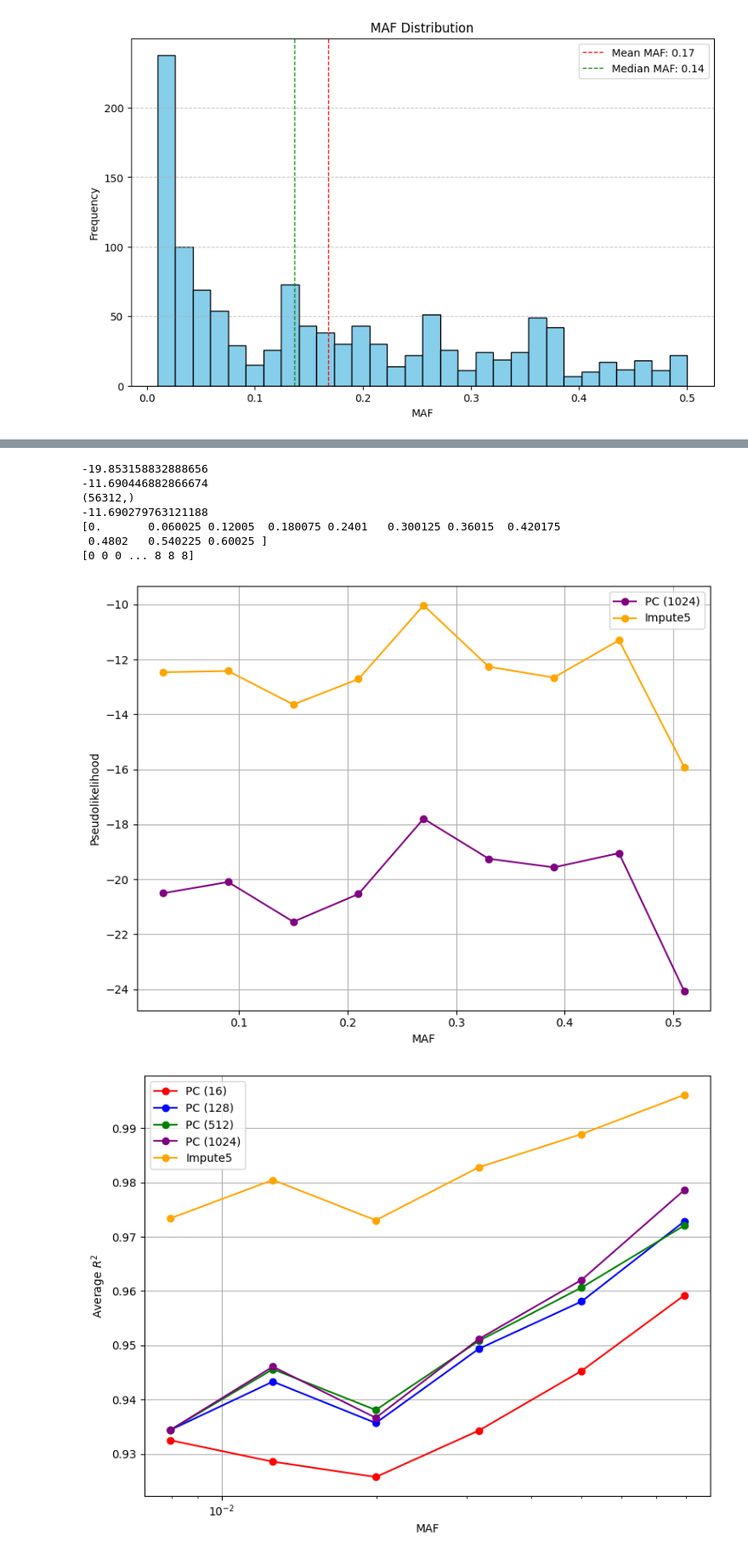
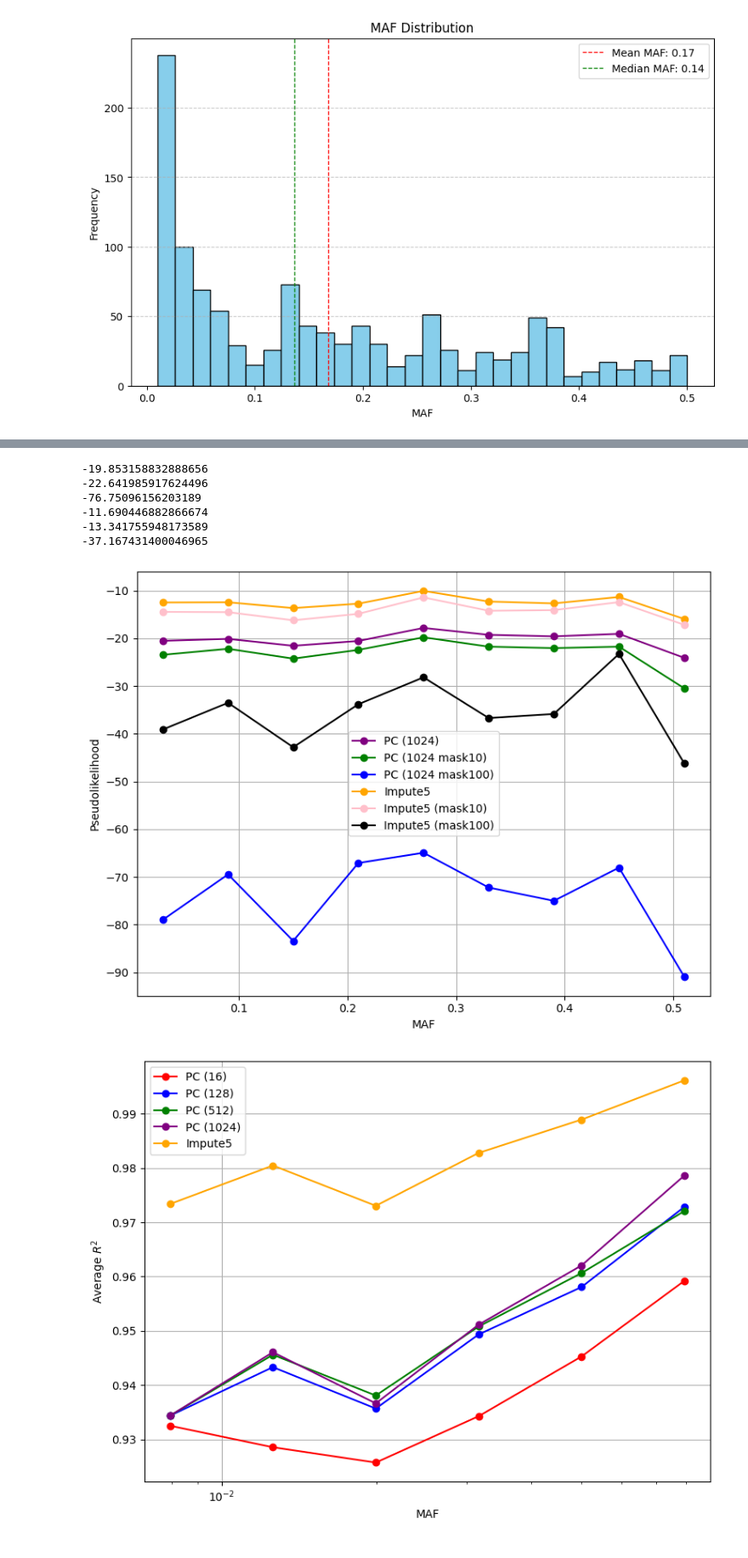
Before and after one commit to prateekanand2/genetic_pc, a Jupyter notebook: train.ipynb, the cells around one changed output, grey strips where cells are left out. Shown at 85% size. Saved outputs shown, nothing was run; the diff lists cells and outputs as text; code cells hidden in the pictures.

```diff
--- a/train.ipynb
+++ b/train.ipynb
@@ -485,7 +485,7 @@ with open('results/chr6-1167.maf.txt', 'r') as file:
 
 sorted_indices = np.argsort(maf_values)
 sorted_maf = maf_values[sorted_indices]
-sorted_accuracies = [r2s_16[sorted_indices], r2s_128[sorted_indices], r2s_512[sorted_indices], r2s_1024[sorted_indices], r2s_impute5[sorted_indices]]
+sorted_accuracies = [r2s_1024_mask1[sorted_indices], r2s_1024_mask10[sorted_indices], r2s_1024_mask100[sorted_indices], r2s_impute5_mask1[sorted_indices], r2s_impute5_mask10[sorted_indices], r2s_impute5_mask100[sorted_indices]]
 
 num_bins = 5
 bins = np.linspace(0, max(maf_values)+0.1, num_bins + 1)
@@ -500,8 +500,8 @@ for acc in sorted_accuracies:
     average_accuracies.append(averages)
 
 bin_centers = 0.5 * (bins[:-1] + bins[1:])
-labels = ['PC (16)', 'PC (128)', 'PC (512)', 'PC (1024)', 'Impute5']
-colors = ['r', 'b', 'g', 'purple', 'orange']
+labels = ['PC (1024)', 'PC (1024 mask10)', 'PC (1024 mask100)', 'Impute5', 'Impute5 (mask10)', 'Impute5 (mask100)']
+colors = ['purple', 'g', 'b', 'orange', 'pink', 'black']
 
 plt.figure(figsize=(8, 6))
 for avg_acc, label, color in zip(average_accuracies, labels, colors):
@@ -523,55 +592,44 @@ import math
 with open('results/chr6-1167.maf.txt', 'r') as file:
     maf_values = np.array([float(line.strip()) for line in file])
 
-print(np.mean(pl))
-print(np.mean(pl_impute5))
-
-pl_impute5_filtered = pd.read_csv('results/pseudolikelihoods_filtered_impute5.csv', header=None)
-pl_impute5_filtered = pl_impute5_filtered.replace(1.0, math.log(0.00009999))
-# pl_impute5_filtered = pl_impute5_filtered[~pl_impute5_filtered.eq(1.0).any(axis=1)]
-pl_sum = pl_impute5_filtered.sum(axis=1)
-print(pl_sum.shape)
-print(np.mean(pl_sum))
-
 sorted_indices = np.argsort(maf_values)
 sorted_maf = maf_values[sorted_indices]
-sorted_logprobs = [pl[sorted_indices], pl_impute5[sorted_indices]]
+sorted_logprobs = [pl[sorted_indices], pl_mask10[sorted_indices], pl_mask100[sorted_indices], pl_impute5[sorted_indices], pl_impute5_mask10[sorted_indices], pl_impute5_mask100[sorted_indices]]
 
 num_bins = 10
 bins = np.linspace(0, max(maf_values)+0.1, num_bins + 1)
-print(bins)
+# print(bins)
 bin_indices = np.digitize(sorted_maf, bins) - 1
-print(bin_indices)
+# print(bin_indices)
 
 # Calculate average accuracies for each method
 average_logprobs = []
 for acc in sorted_logprobs:
     averages = np.array([acc[bin_indices == i].mean() if np.any(bin_indices == i) else np.nan for i in range(num_bins)])
     average_logprobs.append(averages)
 
 bin_centers = 0.5 * (bins[:-1] + bins[1:])
-labels = ['PC (1024)', 'Impute5']
-colors = ['purple', 'orange']
+labels = ['PC (1024)', 'PC (1024 mask10)', 'PC (1024 mask100)', 'Impute5', 'Impute5 (mask10)', 'Impute5 (mask100)']
+colors = ['purple', 'g', 'b', 'orange', 'pink', 'black']
 
 plt.figure(figsize=(8, 6))
 for avg_prob, label, color in zip(average_logprobs, labels, colors):
     plt.plot(bin_centers, avg_prob, marker='o', linestyle='-', color=color, label=label)
 
 plt.xlabel('MAF')
 plt.ylabel('Pseudolikelihood')
 plt.grid(True)
 plt.legend()
 plt.tight_layout()
 plt.show()
 # %% [output]
 -19.853158832888656
+-22.641985917624496
+-76.75096156203189
 -11.690446882866674
-(56312,)
--11.690279763121188
-[0.       0.060025 0.12005  0.180075 0.2401   0.300125 0.36015  0.420175
- 0.4802   0.540225 0.60025 ]
-[0 0 0 ... 8 8 8]
+-13.341755948173589
+-37.167431400046965
-[figure, old version]
+[figure, new version]
 # %%
 with open('results/chr6-1167.maf.txt', 'r') as file:
     maf_values = np.array([float(line.strip()) for line in file])
```
Also changed, not shown: parts of 11 cells of this notebook, 3 other files.
